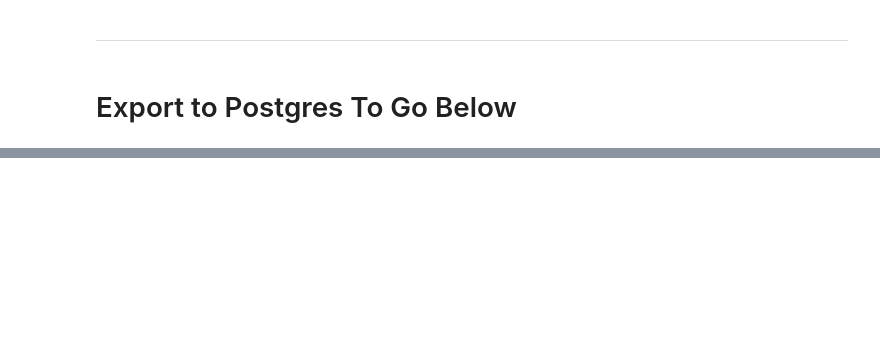
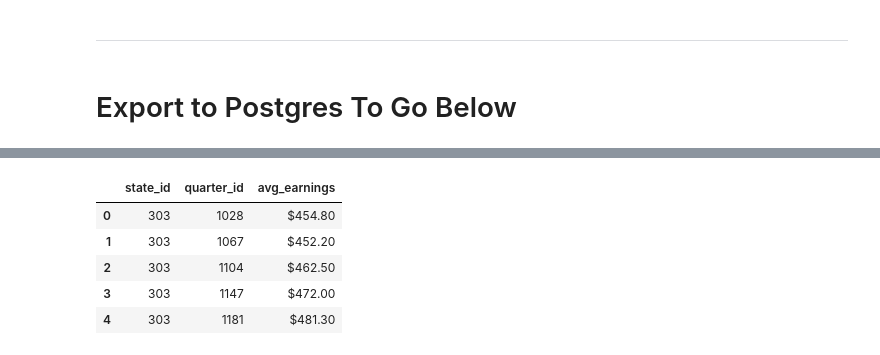
Before and after one commit to jonowood/Project_2, a Jupyter notebook: Clean_Test.ipynb, the cells around one changed output, grey strips where cells are left out. Drawn from its saved outputs; the diff is of its cells as text; code cells hidden in the pictures; blank space fills up the shorter version.

Commit message:
ETL to PGRESS WORKING
Jono, I had to remove the KEYS in the SQL query - DB create then it loads, I do not know why the tables don't load with KEYS

```diff
--- a/ETL/Clean_Test.ipynb
+++ b/Clean_Test.ipynb
@@ -637,0 +674,10 @@ population_df.tail()
+# %%
+protocol = 'postgresql'
+username = 'postgres'
+password = 'Fransien1'
+host = 'localhost'
+port = 5433
+database_name = 'Project2'
+rds_connection_string = f'{protocol}://{username}:{password}@{host}:{port}/{database_name}'
+engine = create_engine(rds_connection_string)
+insp = inspect(engine)
@@ -637,0 +745,10 @@ population_df.tail()
+# %%
+#TEST States DB to see if the dada loaded
+pd.read_sql_query('select * from average_earnings', con=engine).head()
+# %% [output]
+|  | state_id | quarter_id | avg_earnings |
+| 0 | 303 | 1028 | $454.80 |
+| 1 | 303 | 1067 | $452.20 |
+| 2 | 303 | 1104 | $462.50 |
+| 3 | 303 | 1147 | $472.00 |
+| 4 | 303 | 1181 | $481.30 |
```
Also changed, not shown: parts of 25 cells of this notebook, 3 other files.
